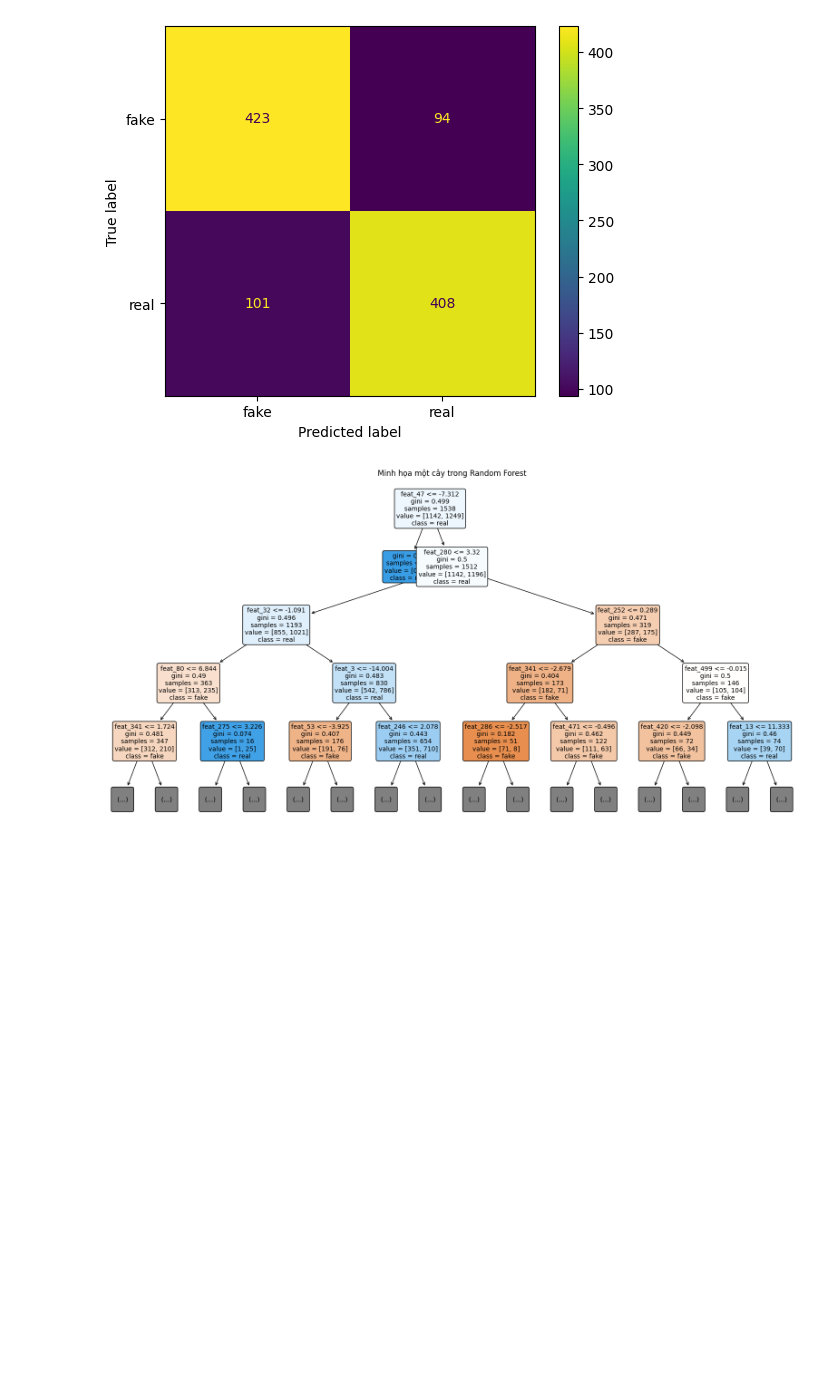
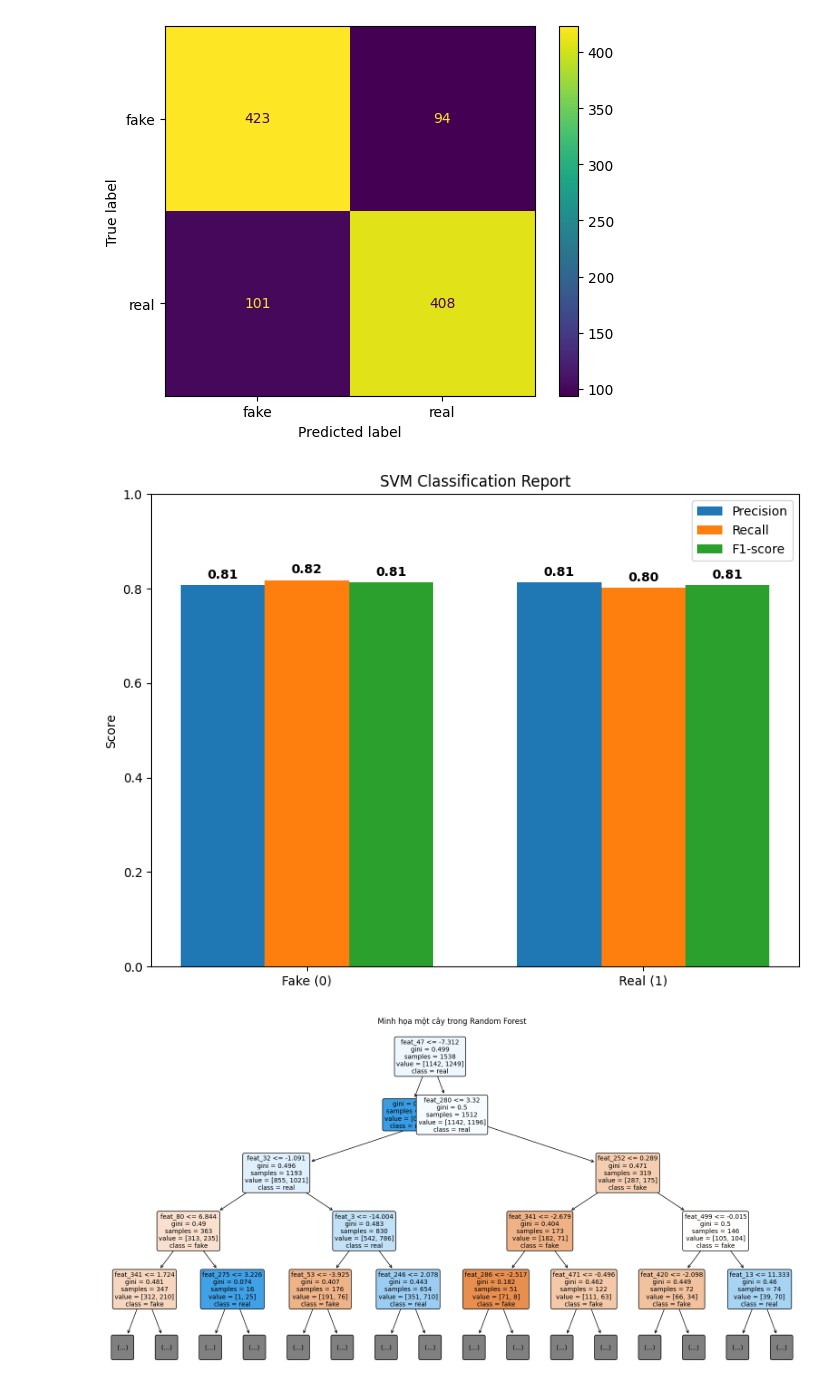
Before and after one commit to wsunicorn/Final_Project_MachineLearning, a Jupyter notebook: train.ipynb, the cells around one changed output. Saved outputs shown, nothing was run; the diff lists cells and outputs as text; code cells hidden in the pictures; blank space fills up the shorter version.

```diff
--- a/train.ipynb
+++ b/train.ipynb
@@ -243,6 +272,47 @@ ConfusionMatrixDisplay(confusion_matrix(yh_test, y_pred), display_labels=['fake'
 weighted avg       0.81      0.81      0.81      1026
 <sklearn.metrics._plot.confusion_matrix.ConfusionMatrixDisplay at 0x...>
 [figure]
+# %%
+import matplotlib.pyplot as plt
+import numpy as np
+
+report_rf = classification_report(yh_test, y_pred, output_dict=True)
+
+labels = ['Fake', 'Real']
+precision = [report_rf['0.0']['precision'], report_rf['1.0']['precision']]
+recall = [report_rf['0.0']['recall'], report_rf['1.0']['recall']]
+f1_score = [report_rf['0.0']['f1-score'], report_rf['1.0']['f1-score']]
+
+x = np.arange(len(labels))
+width = 0.25
+
+fig, ax = plt.subplots(figsize=(8, 6))
+bars1 = ax.bar(x - width, precision, width, label='Precision')
+bars2 = ax.bar(x, recall, width, label='Recall')
+bars3 = ax.bar(x + width, f1_score, width, label='F1-score')
+
+ax.set_ylabel('Score')
+ax.set_title('SVM Classification Report')
+ax.set_xticks(x)
+ax.set_xticklabels(['Fake (0)', 'Real (1)'])
+ax.set_ylim(0, 1)
+ax.legend()
+
+# Ghi số liệu lên từng cột
+for bars in [bars1, bars2, bars3]:
+    for bar in bars:
+        height = bar.get_height()
+        ax.annotate(f'{height:.2f}',
+                    xy=(bar.get_x() + bar.get_width() / 2, height),
+                    xytext=(0, 3),
+                    textcoords="offset points",
+                    ha='center', va='bottom', fontsize=10, fontweight='bold')
+
+plt.tight_layout()
+# plt.grid()
+plt.show()
+# %% [output]
+[figure, added]
 # %%
 from sklearn.tree import plot_tree
 import matplotlib.pyplot as plt
```
Also changed, not shown: parts of 14 cells of this notebook.
